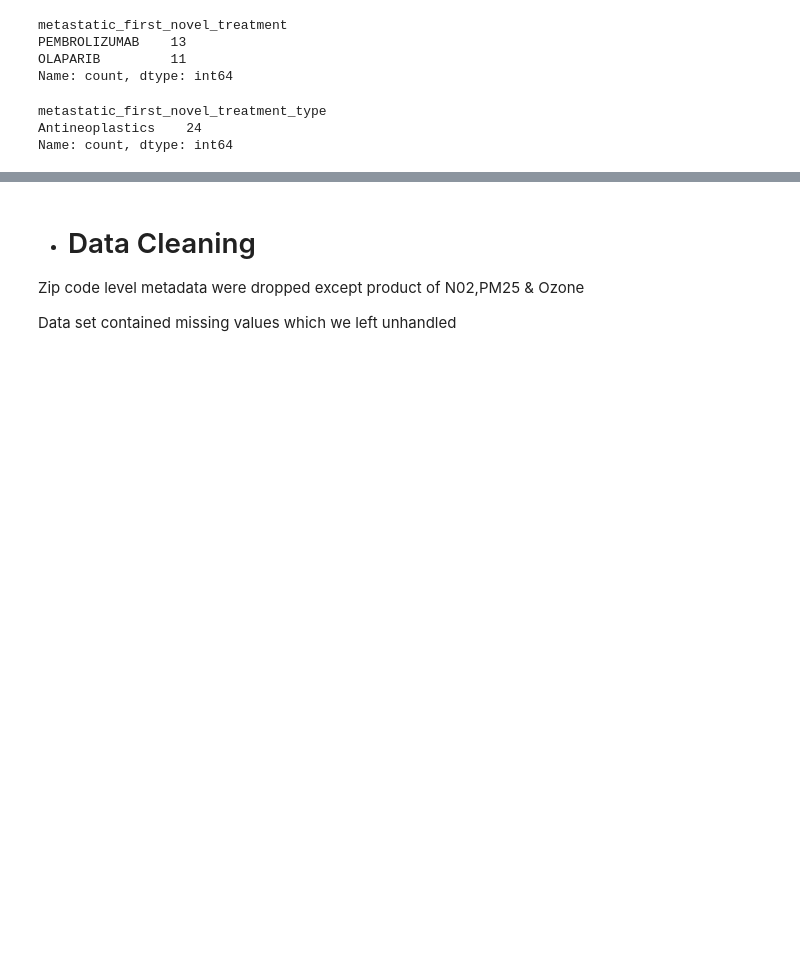
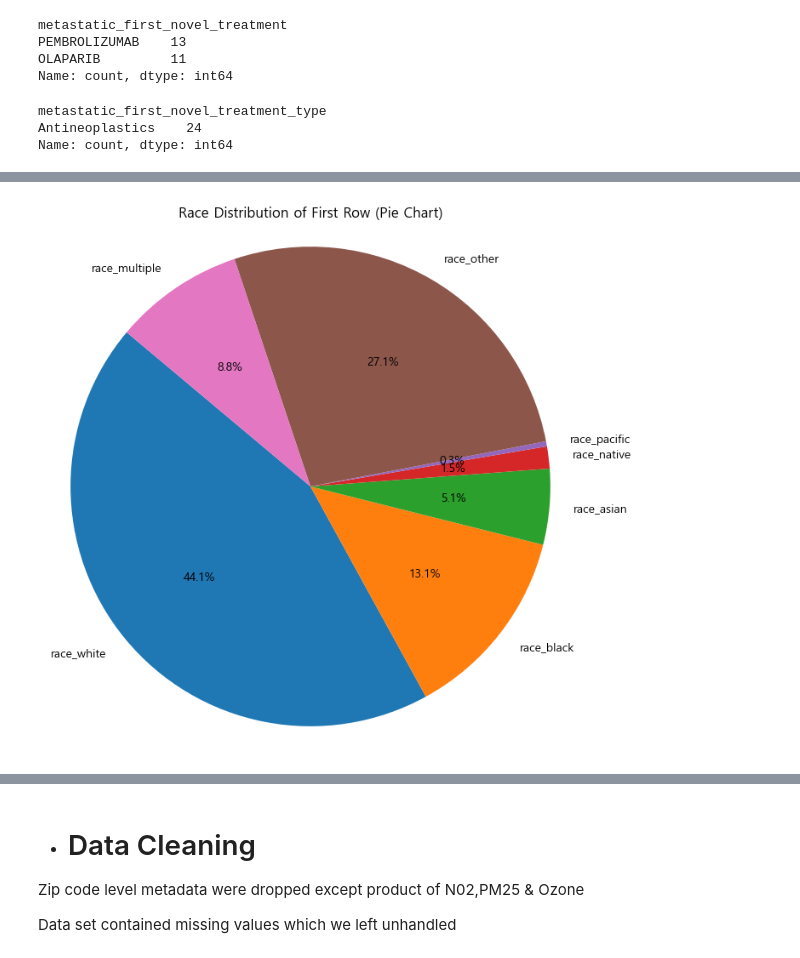
Before and after one commit to songchanho97/metastasis-date-prediction, a Jupyter notebook: 1st-place-wids.ipynb, the cells around one changed output, grey strips where cells are left out. Cells and saved outputs as stored; diff of their text form; code cells hidden in the pictures; blank space fills up the shorter version.

```diff
--- a/1st-place-wids.ipynb
+++ b/1st-place-wids.ipynb
@@ -229,0 +472,25 @@ Name: count, dtype: int64
+# %%
+import matplotlib.pyplot as plt
+
+# 사용할 컬럼 리스트 (patient_zip3 제외)
+race_cols = ['race_white', 'race_black', 'race_asian', 'race_native',
+             'race_pacific', 'race_other', 'race_multiple']
+
+# 첫 번째 행에서 race 데이터만 추출
+first_row = df.loc[0, race_cols]
+
+# NaN 값은 0으로 처리
+first_row = first_row.fillna(0)
+
+# 값이 모두 0이면 원그래프가 의미 없으니 확인
+if first_row.sum() == 0:
+    print("모든 값이 0입니다. 원그래프를 그릴 수 없습니다.")
+else:
+    # 시각화
+    plt.figure(figsize=(8, 8))
+    plt.pie(first_row.values, labels=first_row.index, autopct='%1.1f%%', startangle=140)
+    plt.title('Race Distribution of First Row (Pie Chart)')
+    plt.axis('equal')  # 동그란 원형 유지
+    plt.show()
+# %% [output]
+[figure, added]
```
Also changed, not shown: parts of 47 cells of this notebook, 1 other file.
